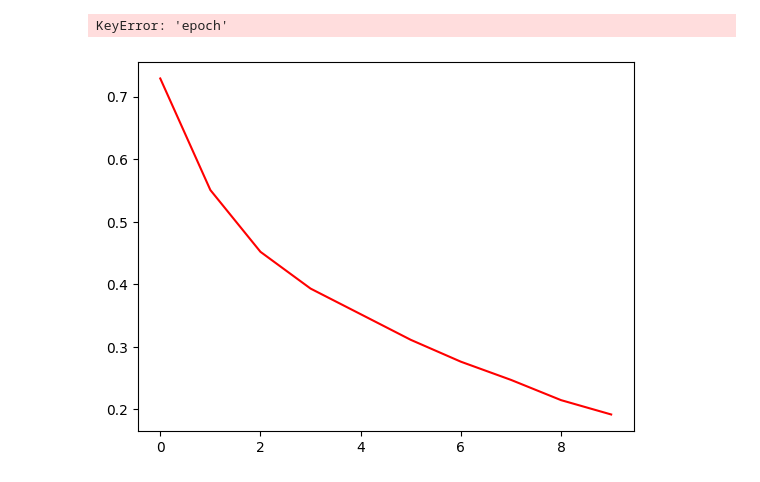
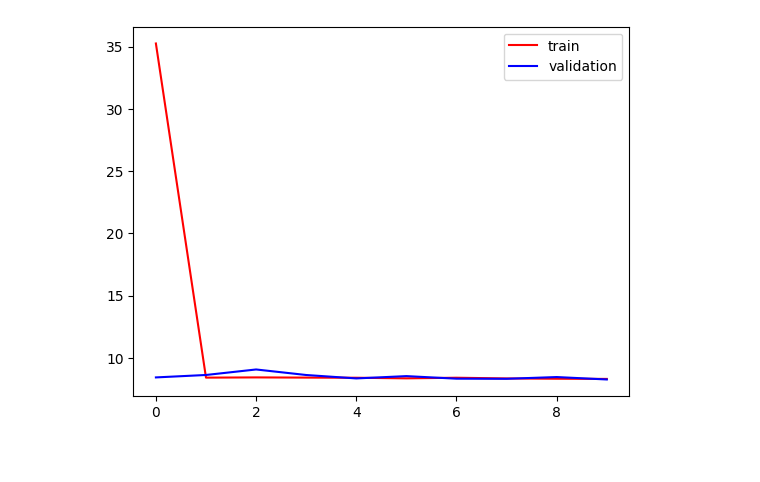
Before and after one commit to PR7175Z/Machine-Learning, a Jupyter notebook: dog-cat-identification/models.ipynb, the cells around one changed output. Cells and saved outputs as stored; diff of their text form; code cells hidden in the pictures.

Commit message:
Trained model

```diff
--- a/dog-cat-identification/models.ipynb
+++ b/dog-cat-identification/models.ipynb
@@ -33,6 +33,8 @@ labels_list = np.array(layers(labels_list))
 images_list = np.array([convert_image_to_tensor(i) for i in images_list])
 # %%
 x, xtest, y, ytest = train_test_split(images_list, labels_list, test_size=0.2, random_state=42)
+# %%
+xvalidate, xtest, yvalidate, ytest = train_test_split(xtest, ytest, test_size=0.5, random_state=42)
 # %%
 from tensorflow import keras
 from keras.layers import Conv2D, Dense, Flatten, Dropout, BatchNormalization, MaxPooling2D
@@ -58,15 +62,15 @@ model.add(MaxPooling2D(
     pool_size=(2, 2),
     strides = 2,
 ))
-model.add(Conv2D(
-    filters = 64,
-    kernel_size = (3,3),
-    activation=tf.keras.activations.relu,
-))
-model.add(MaxPooling2D(
-    pool_size=(2, 2),
-    strides = 2,
-))
+# model.add(Conv2D(
+#     filters = 64,
+#     kernel_size = (3,3),
+#     activation=tf.keras.activations.relu,
+# ))
+# model.add(MaxPooling2D(
+#     pool_size=(2, 2),
+#     strides = 2,
+# ))
 model.add(Conv2D(
     filters = 64,
     kernel_size = (3,3),
@@ -81,17 +85,20 @@ model.add(Flatten())
 model.add(Dense(
     units = 512,
     activation = tf.keras.activations.relu,
+    kernel_regularizer=regularizers.l1(0.01)
 ))
 model.add(BatchNormalization())
 model.add(Dense(
     units = 512,
     activation = tf.keras.activations.relu,
+    kernel_regularizer=regularizers.l1(0.01)
 ))
-model.add(Dropout(0.1))
+model.add(Dropout(0.2))
 model.add(BatchNormalization())
 model.add(Dense(
     units = 512,
     activation = tf.keras.activations.relu,
+    kernel_regularizer=regularizers.l1(0.01)
 ))
 model.add(Dropout(0.2))
 model.add(BatchNormalization())
@@ -126,6 +133,6 @@ Model: "sequential"
 # %%
 model.compile(optimizer='adam', loss='categorical_crossentropy', metrics=['accuracy'])
 # %%
-res = model.fit(x, y, epochs=10, validation_data=(xtest, ytest))
+res = model.fit(x, y, epochs=10, validation_data=(xvalidate, yvalidate))
 # %% [output]
 Epoch 1/10
@@ -151,8 +158,7 @@ Epoch 10/10
 # %%
 plt.plot(res.history['loss'],color='red',label='train')
-plt.plot(res.history['epoch'],color='blue',label='Epoch')
+plt.plot(res.history['val_loss'],color='blue',label='validation')
 plt.legend()
 plt.show()
 # %% [output]
-KeyError: 'epoch'
-[figure, old version]
+[figure, new version]
```
Also changed, not shown: parts of 9 cells of this notebook.
